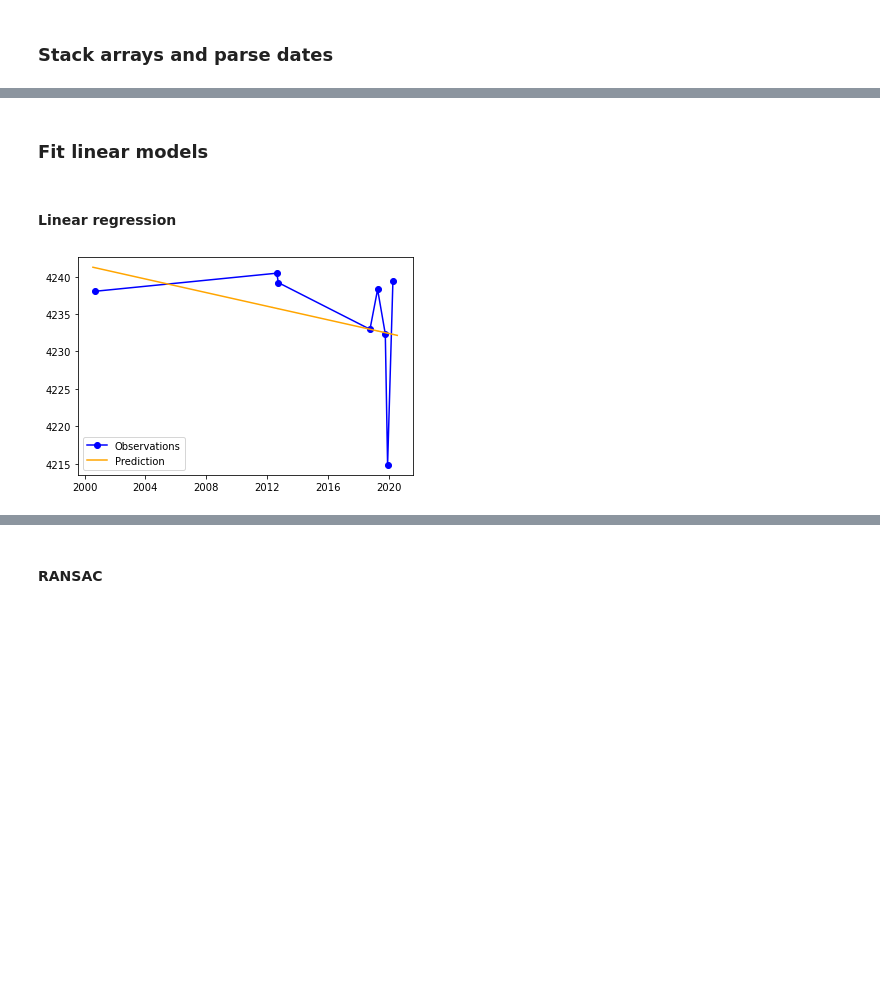
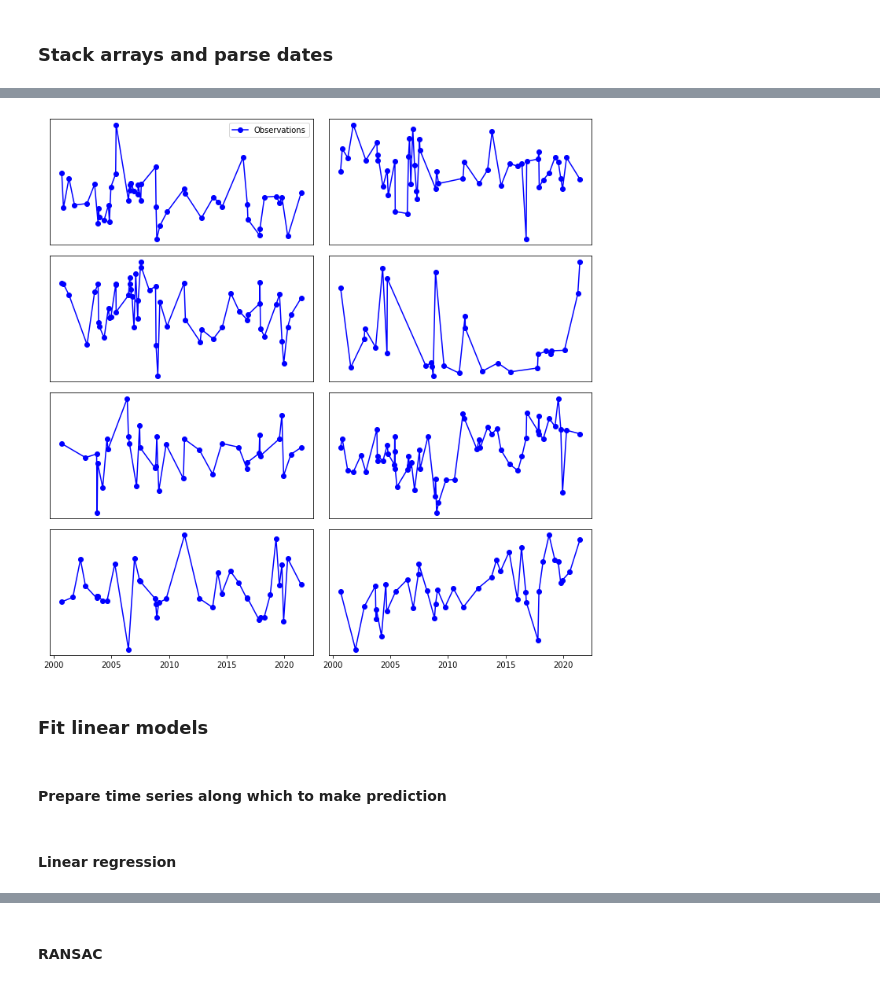
Before and after one commit to uw-cryo/ragmac_xdem, a Jupyter notebook: notebooks/temporal_fitting_non_linear.ipynb, the cells around one changed output, grey strips where cells are left out. Drawn from its saved outputs; the diff is of its cells as text; code cells hidden in the pictures; blank space fills up the shorter version.

```diff
--- a/notebooks/temporal_fitting_non_linear.ipynb
+++ b/notebooks/temporal_fitting_non_linear.ipynb
@@ -69,7 +88,0 @@ point = (2000,1650)
-# %%
-selection = []
-
-for i in range(len(ma_stack)):
-    selection.append(ma_stack[i][point[1]][point[0]])
-
-selection_array = np.ma.array(selection)[:, np.newaxis]
@@ -87,2 +91,17 @@ plt.legend();
+# %%
+date_time_as_float_array = np.ma.array([tools.convert_date_time_to_decimal_date(i) for i in dt_list]).data
+test_stack = ma_stack[:,points[0],points[1]]
+# %%
+X_train_data = []
+y_train_data = []
+for i in range(test_stack.shape[1]):
+    X_train, y_train = tools.remove_nan_from_training_data(date_time_as_float_array, test_stack[:,i])
+
+    X_train_data.append(X_train)
+    y_train_data.append(y_train)
+# %%
+tools.plot_time_series_gallery(X_train_data,y_train_data)
+# %% [output]
+[figure, added]
 # %% [markdown]
 ### Fit linear models
@@ -95,0 +108,2 @@ y_train = selection_array.data[~selection_array.mask][:, np.newaxis]
+# %% [markdown]
+#### Prepare time series along which to make prediction
@@ -104,10 +115,0 @@ predicted = m.predict(X)
-# %%
-fig,ax = plt.subplots()
-ax.plot(available_dates, y_train, marker='o',c='b',
-         label="Observations")
-ax.plot(date_list, predicted, c='orange',
-         label="Prediction")
-
-ax.legend();
-# %% [output]
-[figure, removed]
```
Also changed, not shown: parts of 132 cells of this notebook, 2 other files.
